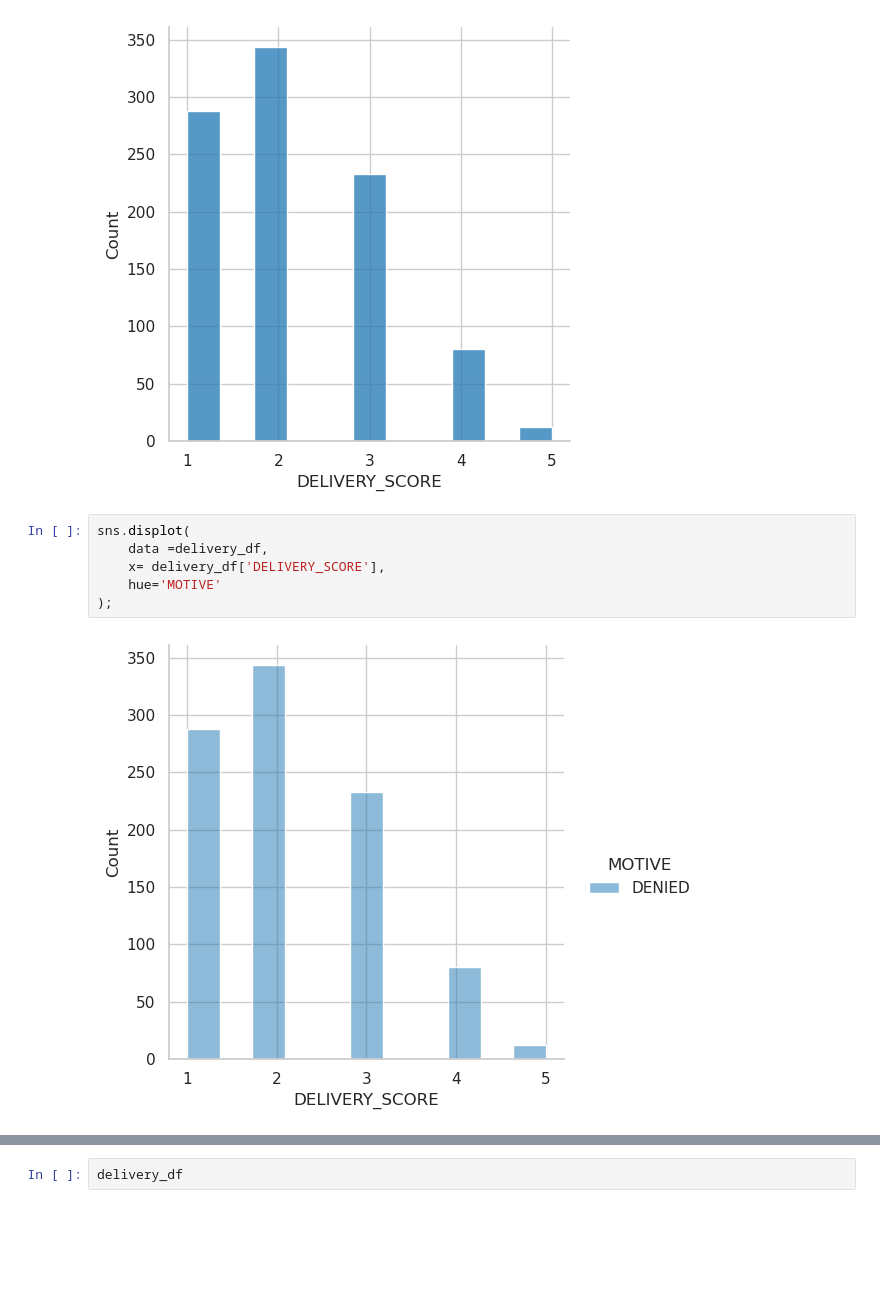
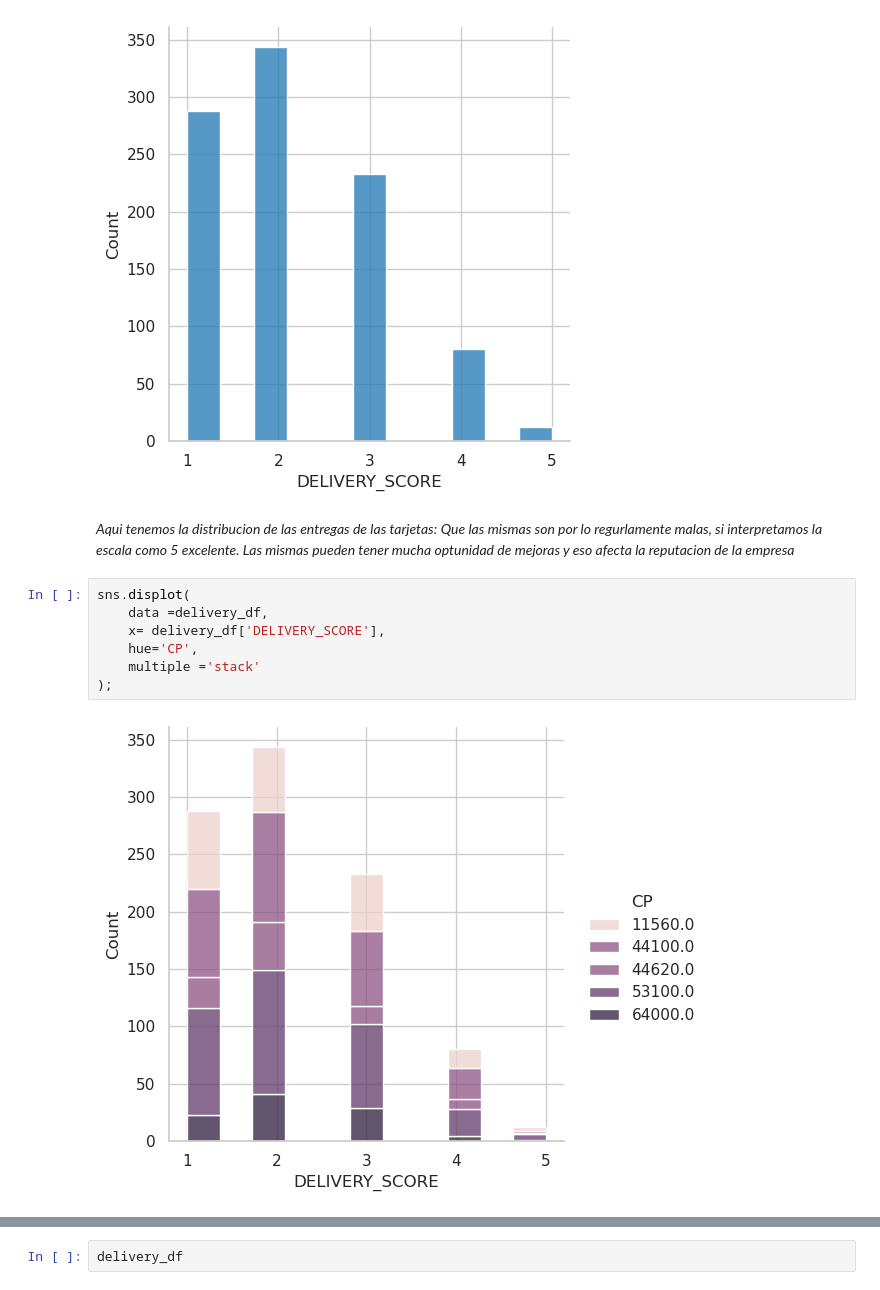
Before and after one commit to AstinSeverino/BI_analyst, a Jupyter notebook: BI_analyst/notebooks/main.ipynb, the cells around one changed output, grey strips where cells are left out. Saved outputs shown, nothing was run; the diff lists cells and outputs as text; blank space fills up the shorter version.

```diff
--- a/BI_analyst/notebooks/main.ipynb
+++ b/BI_analyst/notebooks/main.ipynb
@@ -615,11 +591,15 @@ sns.displot(
 );
 # %% [output]
 [figure]
+# %% [markdown]
+*Aqui tenemos la distribucion de las entregas de las tarjetas:*
+*Que las mismas son por lo regurlamente malas, si interpretamos la escala como 5 excelente. Las mismas pueden tener mucha optunidad de mejoras y eso afecta la reputacion de la empresa*
 # %%
 sns.displot(
     data =delivery_df,
     x= delivery_df['DELIVERY_SCORE'],
-    hue='MOTIVE'
+    hue='CP',
+    multiple ='stack'
 );
 # %% [output]
-[figure, old version]
+[figure, new version]
```
Also changed, not shown: parts of 28 cells of this notebook, 1 other file.
